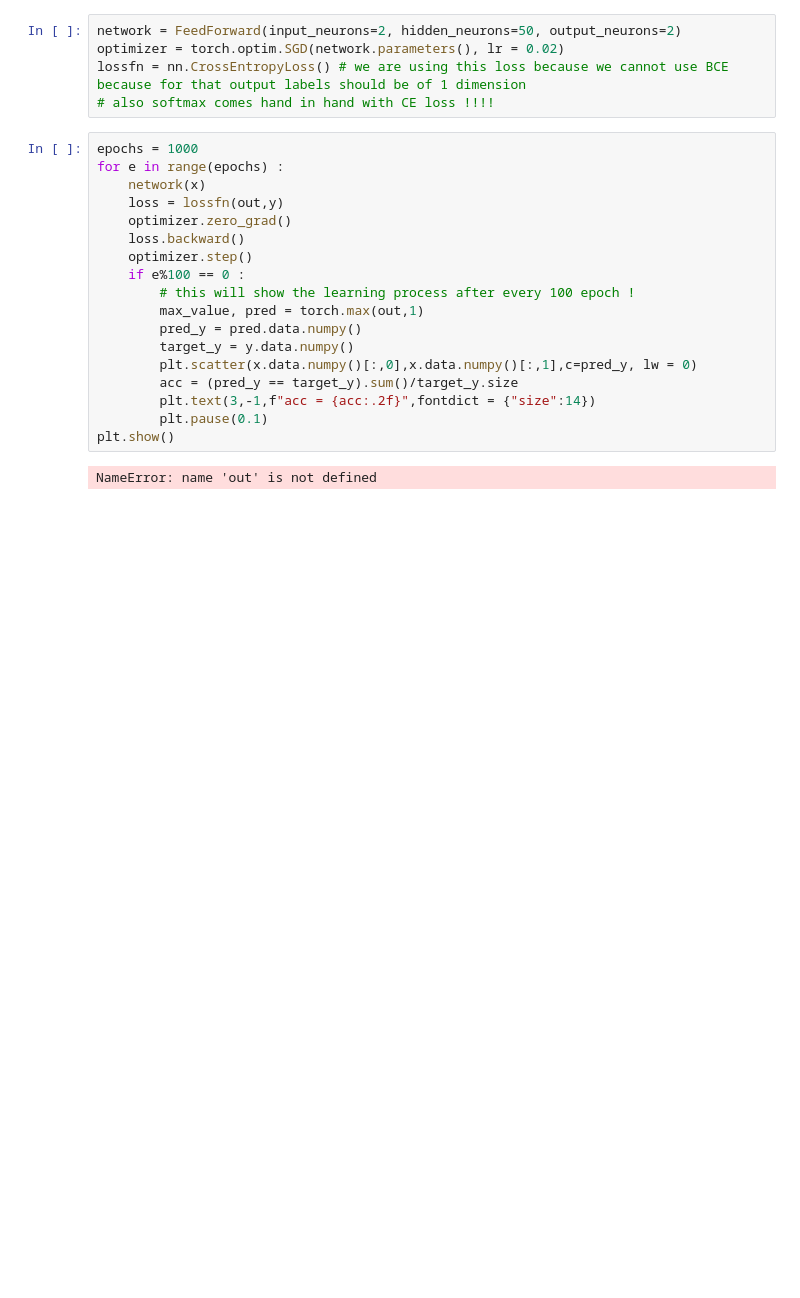
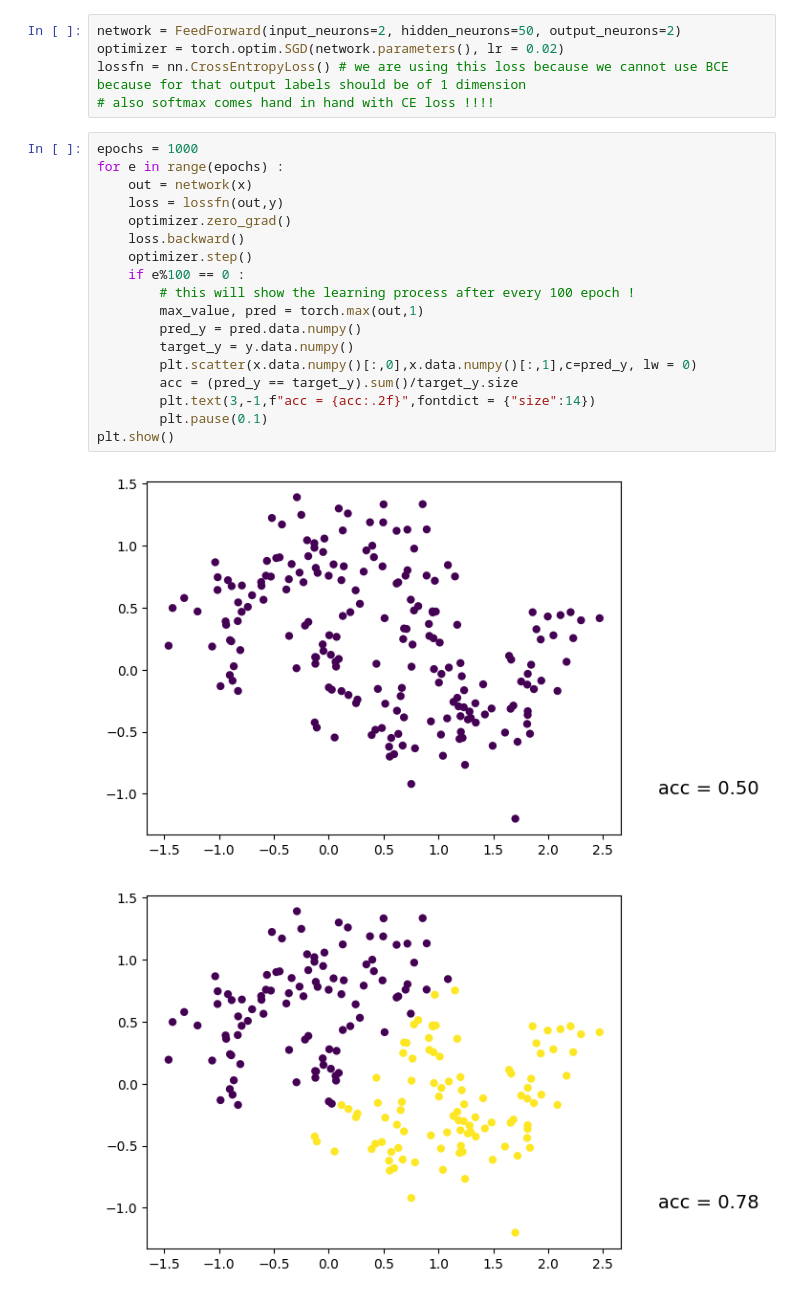
Before and after one commit to teradadacodez/pytorch-projects, a Jupyter notebook: make_moons_project.ipynb, the cells around one changed output. Drawn from its saved outputs; the diff is of its cells as text; blank space fills up the shorter version.

```diff
--- a/make_moons_project.ipynb
+++ b/make_moons_project.ipynb
@@ -46,20 +46,21 @@ lossfn = nn.CrossEntropyLoss() # we are using this loss because we cannot use BC
 # %%
 epochs = 1000
 for e in range(epochs) :
-    network(x)
+    out = network(x)
     loss = lossfn(out,y)
     optimizer.zero_grad()
     loss.backward()
     optimizer.step()
     if e%100 == 0 :
         # this will show the learning process after every 100 epoch !
         max_value, pred = torch.max(out,1)
         pred_y = pred.data.numpy()
         target_y = y.data.numpy()
         plt.scatter(x.data.numpy()[:,0],x.data.numpy()[:,1],c=pred_y, lw = 0)
         acc = (pred_y == target_y).sum()/target_y.size
         plt.text(3,-1,f"acc = {acc:.2f}",fontdict = {"size":14})
         plt.pause(0.1)
 plt.show()
 # %% [output]
-NameError: name 'out' is not defined
+[figure, added]
+[figure, added]
```
Also changed, not shown: parts of 1 cell of this notebook, 1 other file.
